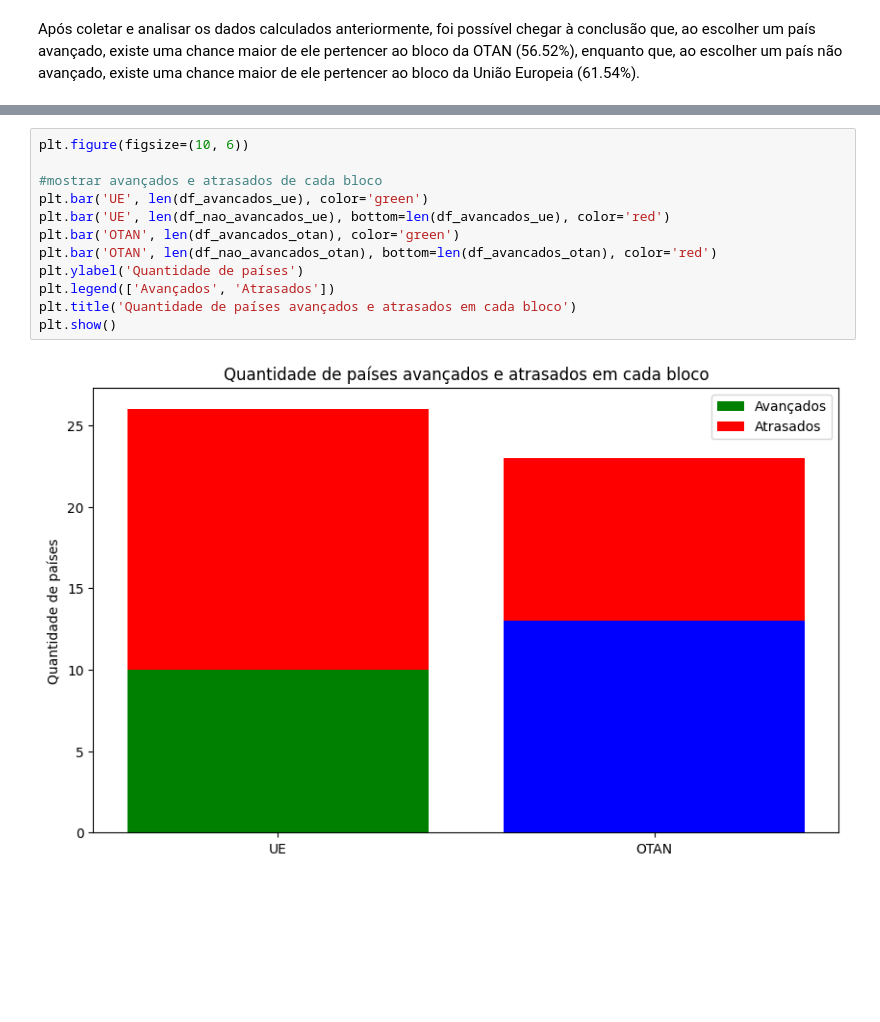
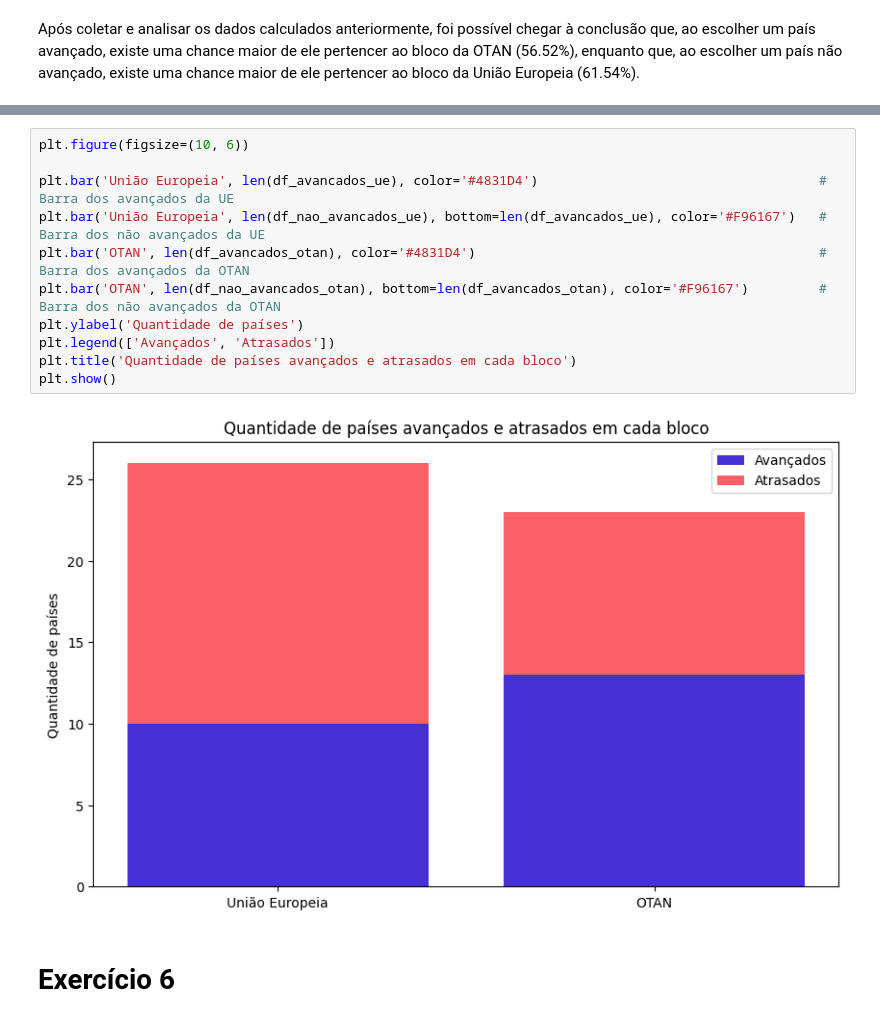
Before and after one commit to alessitomas/c.dadosAPS, a Jupyter notebook: principal.ipynb, the cells around one changed output, grey strips where cells are left out. Saved outputs shown, nothing was run; the diff lists cells and outputs as text; blank space fills up the shorter version.

```diff
--- a/principal.ipynb
+++ b/principal.ipynb
@@ -220,14 +244,15 @@ Acurácia: 56.60%
 # %%
 plt.figure(figsize=(10, 6))
 
-#mostrar avançados e atrasados de cada bloco
-plt.bar('UE', len(df_avancados_ue), color='green')
-plt.bar('UE', len(df_nao_avancados_ue), bottom=len(df_avancados_ue), color='red')
-plt.bar('OTAN', len(df_avancados_otan), color='green')
-plt.bar('OTAN', len(df_nao_avancados_otan), bottom=len(df_avancados_otan), color='red')
+plt.bar('União Europeia', len(df_avancados_ue), color='#4831D4')                                    # Barra dos avançados da UE
+plt.bar('União Europeia', len(df_nao_avancados_ue), bottom=len(df_avancados_ue), color='#F96167')   # Barra dos não avançados da UE
+plt.bar('OTAN', len(df_avancados_otan), color='#4831D4')                                            # Barra dos avançados da OTAN
+plt.bar('OTAN', len(df_nao_avancados_otan), bottom=len(df_avancados_otan), color='#F96167')         # Barra dos não avançados da OTAN
 plt.ylabel('Quantidade de países')
 plt.legend(['Avançados', 'Atrasados'])
 plt.title('Quantidade de países avançados e atrasados em cada bloco')
 plt.show()
 # %% [output]
-[figure, old version]
+[figure, new version]
+# %% [markdown]
+<h1>Exercício 6</h1>
```
Also changed, not shown: parts of 13 cells of this notebook.
